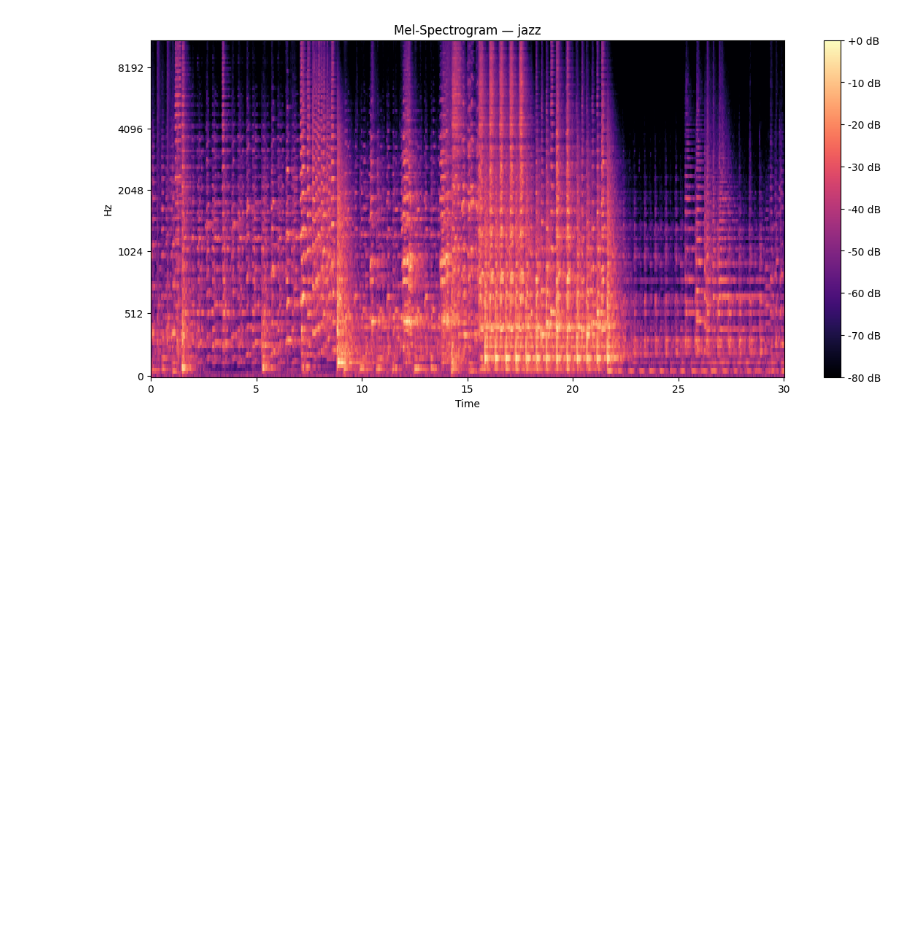
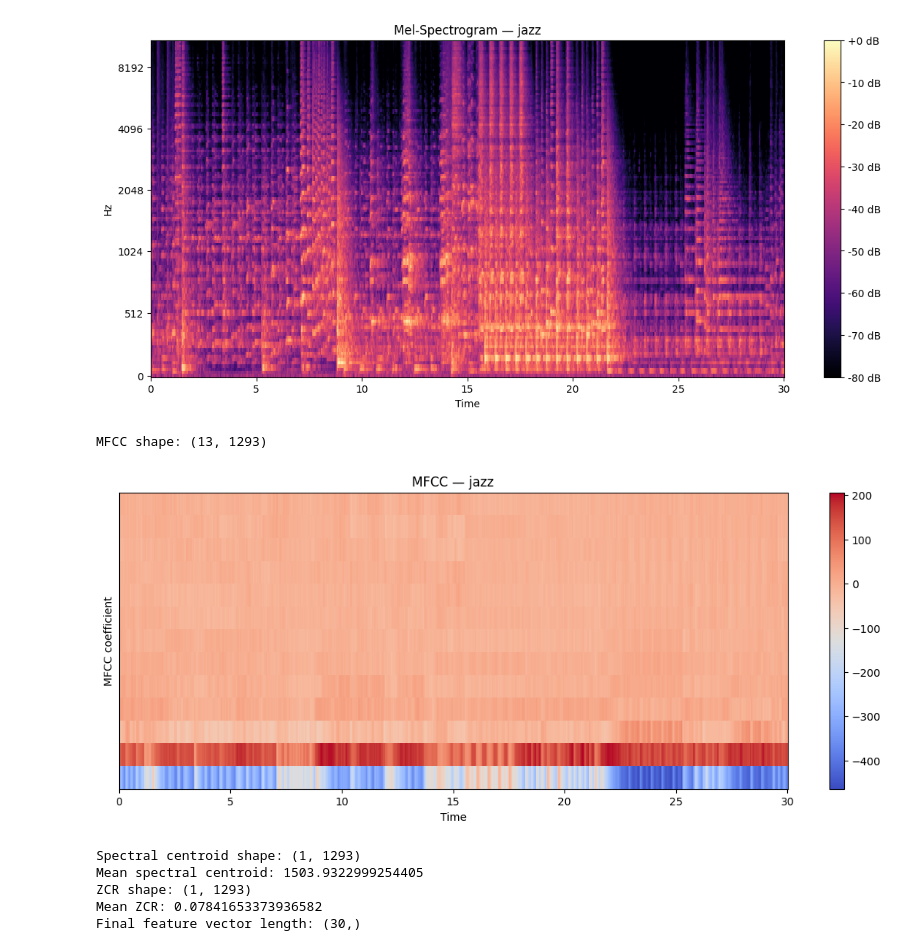
Before and after one commit to alexx99-hs/music-ml-lab, a Jupyter notebook: 01_audio_representation/genre_classification.ipynb, the cells around one changed output. Cells and saved outputs as stored; diff of their text form; code cells hidden in the pictures; blank space fills up the shorter version.

```diff
--- a/01_audio_representation/genre_classification.ipynb
+++ b/01_audio_representation/genre_classification.ipynb
@@ -158,3 +158,53 @@ plt.title(f"Mel-Spectrogram — {genre}")
 plt.show()
 # %% [output]
 [figure]
+# %%
+import numpy as np
+
+mfcc = librosa.feature.mfcc(
+    y=y,
+    sr=sr,
+    n_mfcc=13
+)
+
+print("MFCC shape:", mfcc.shape)
+plt.figure(figsize=(14, 5))
+librosa.display.specshow(
+    mfcc,
+    x_axis="time",
+    sr=sr
+)
+plt.colorbar()
+plt.title(f"MFCC — {genre}")
+plt.ylabel("MFCC coefficient")
+plt.show()
+
+spectral_centroid = librosa.feature.spectral_centroid(
+    y=y,
+    sr=sr
+)
+
+print("Spectral centroid shape:", spectral_centroid.shape)
+print("Mean spectral centroid:", np.mean(spectral_centroid))
+zcr = librosa.feature.zero_crossing_rate(y)
+
+print("ZCR shape:", zcr.shape)
+print("Mean ZCR:", np.mean(zcr))
+feature_vector = np.hstack([
+    np.mean(mfcc, axis=1),
+    np.std(mfcc, axis=1),
+    np.mean(spectral_centroid),
+    np.std(spectral_centroid),
+    np.mean(zcr),
+    np.std(zcr)
+])
+
+print("Final feature vector length:", feature_vector.shape)
+# %% [output]
+MFCC shape: (13, 1293)
+[figure, added]
+Spectral centroid shape: (1, 1293)
+Mean spectral centroid: 1503.9322999254405
+ZCR shape: (1, 1293)
+Mean ZCR: 0.07841653373936582
+Final feature vector length: (30,)
```
Also changed, not shown: parts of 3 cells of this notebook.
